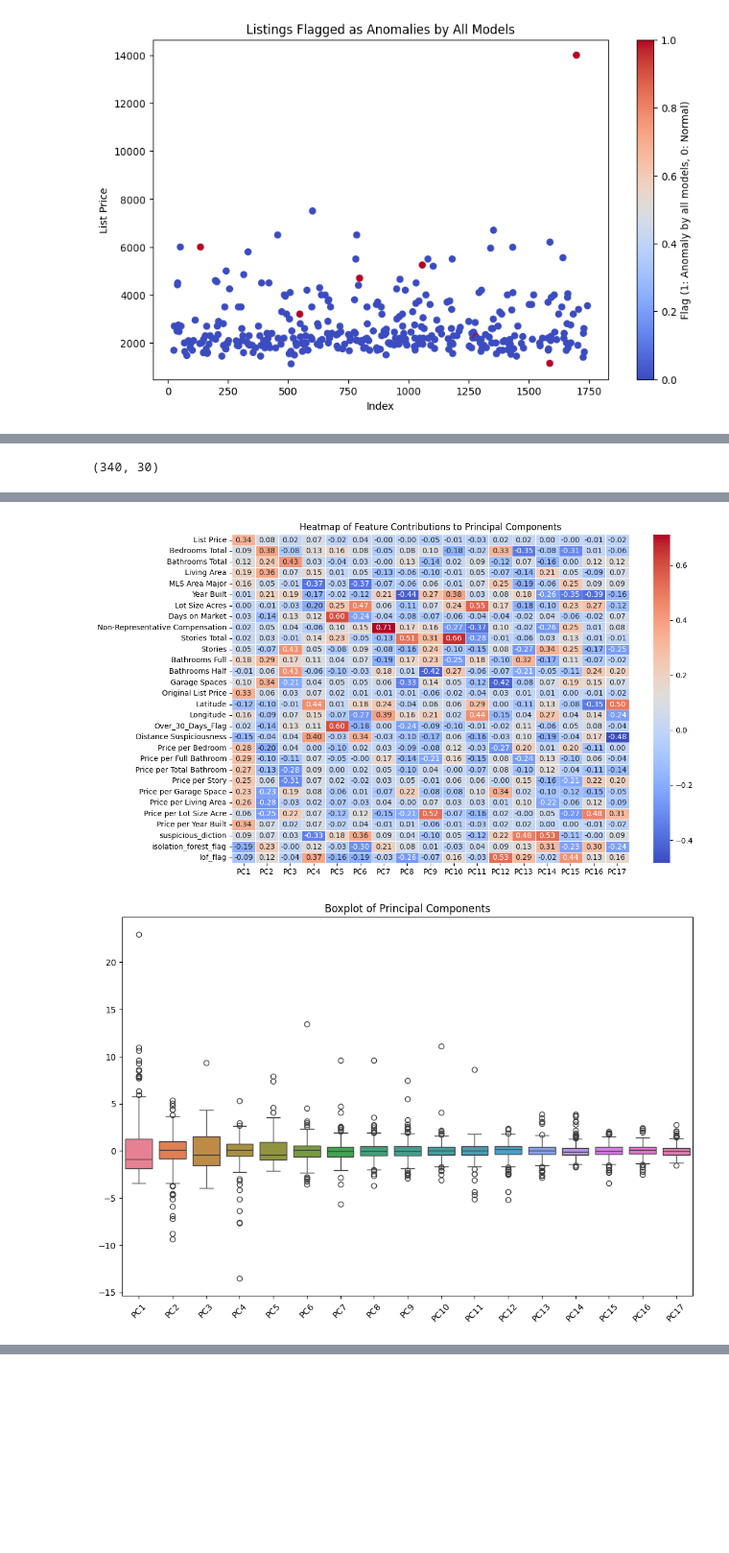
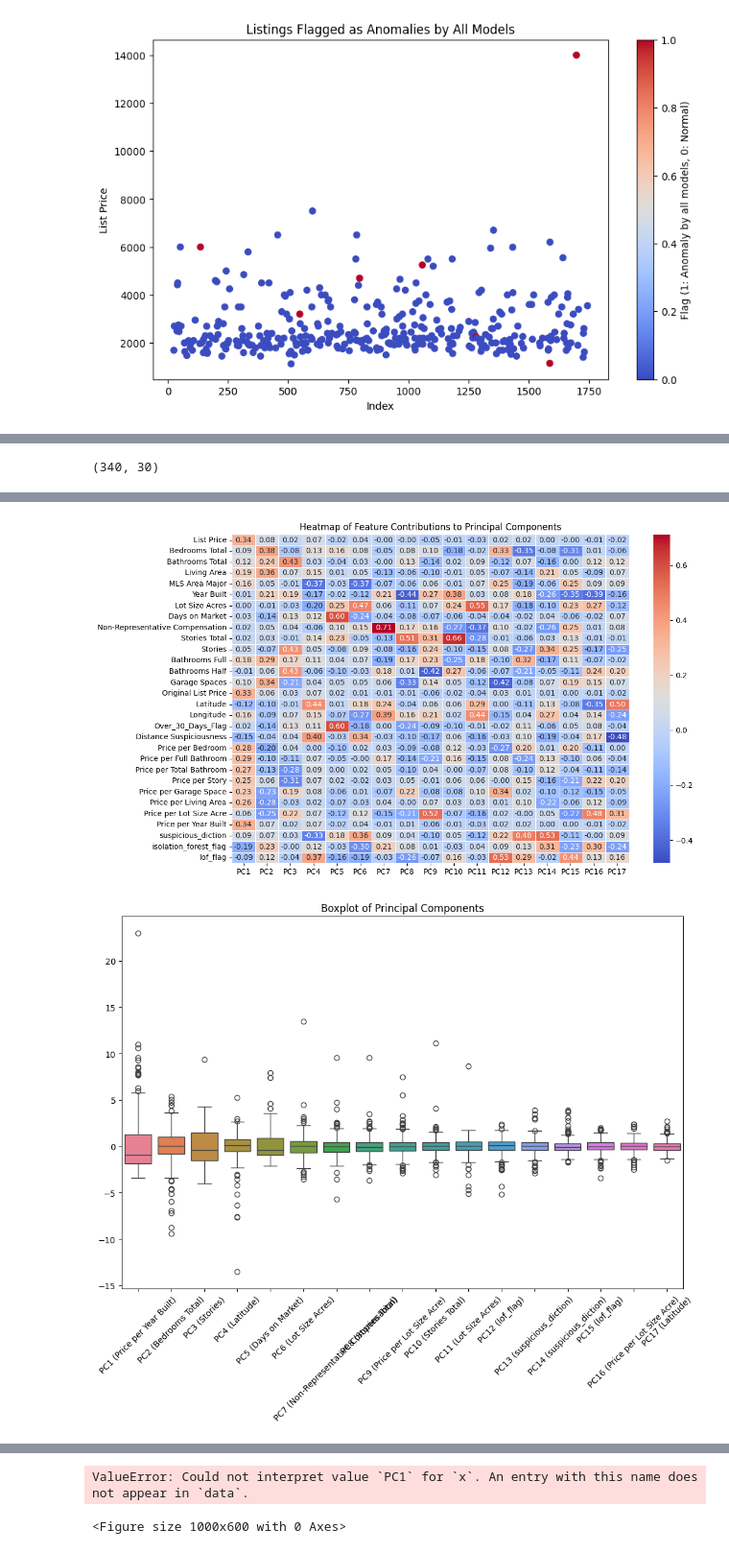
Before and after one commit to MikeMan161/2024-AI4Good-Hackathon, a Jupyter notebook: Apartment_Scam_Detection_Project.ipynb, the cells around one changed output, grey strips where cells are left out. Shown at 96% size. Cells and saved outputs as stored; diff of their text form; code cells hidden in the pictures; blank space fills up the shorter version.

```diff
--- a/Apartment_Scam_Detection_Project.ipynb
+++ b/Apartment_Scam_Detection_Project.ipynb
@@ -901,7 +901,11 @@ x_pca = pca.fit_transform(X_scaled)  # Perform PCA on scaled data
 
 # Step 5: Create a DataFrame for the PCA-transformed data
 pca_columns = [f'PC{i+1}' for i in range(x_pca.shape[1])]
-pca_df = pd.DataFrame(x_pca, columns=pca_columns)
+
+# Create more descriptive principal component labels
+pca_columns_descriptive = [f'PC{i+1} ({top_features_per_pc[i]})' for i in range(len(pca_columns))]
+
+pca_df = pd.DataFrame(x_pca, columns=pca_columns_descriptive)
 
 # Step 6: Visualize the explained variance for each principal component
 plt.figure(figsize=(10, 6))
@@ -919,31 +923,31 @@ contributions_df = pd.DataFrame(loadings, index=numeric_features, columns=pca_co
 plt.figure(figsize=(12, 8))
 sns.heatmap(contributions_df, cmap='coolwarm', annot=True, fmt='.2f', linewidths=0.5)
 plt.title('Heatmap of Feature Contributions to Principal Components')
 plt.show()
 
 # Step 6: Boxplot for each principal component
 plt.figure(figsize=(12, 8))
 # pca_df.boxplot()
 sns.boxplot(data=pca_df)
 
 plt.title('Boxplot of Principal Components')
 plt.xticks(rotation=45)
 plt.show()
 
 #Step 7: Perform DBSCAN on the PCA-transformed data
 dbscan = DBSCAN(eps=0.5, min_samples=5)  # You can adjust eps and min_samples based on your data
 dbscan_labels = dbscan.fit_predict(x_pca)
 
 # Step 8: Add the DBSCAN labels to the PCA DataFrame
 pca_df['DBSCAN_label'] = dbscan_labels
 
 # Step 9: Visualize the DBSCAN results using a scatter plot of the first two principal components
 plt.figure(figsize=(10, 6))
 sns.scatterplot(x='PC1', y='PC2', hue='DBSCAN_label', data=pca_df, palette='coolwarm')
 plt.title('DBSCAN Clustering on Principal Components')
 plt.show()
 # %% [output]
 (340, 30)
 [figure]
 [figure]
-[figure, old version]
+[figure, new version]
@@ -950,0 +954,2 @@ plt.show()
+ValueError: Could not interpret value `PC1` for `x`. An entry with this name does not appear in `data`.
+<Figure size 1000x600 with 0 Axes>
```
Also changed, not shown: parts of 2 cells of this notebook.
